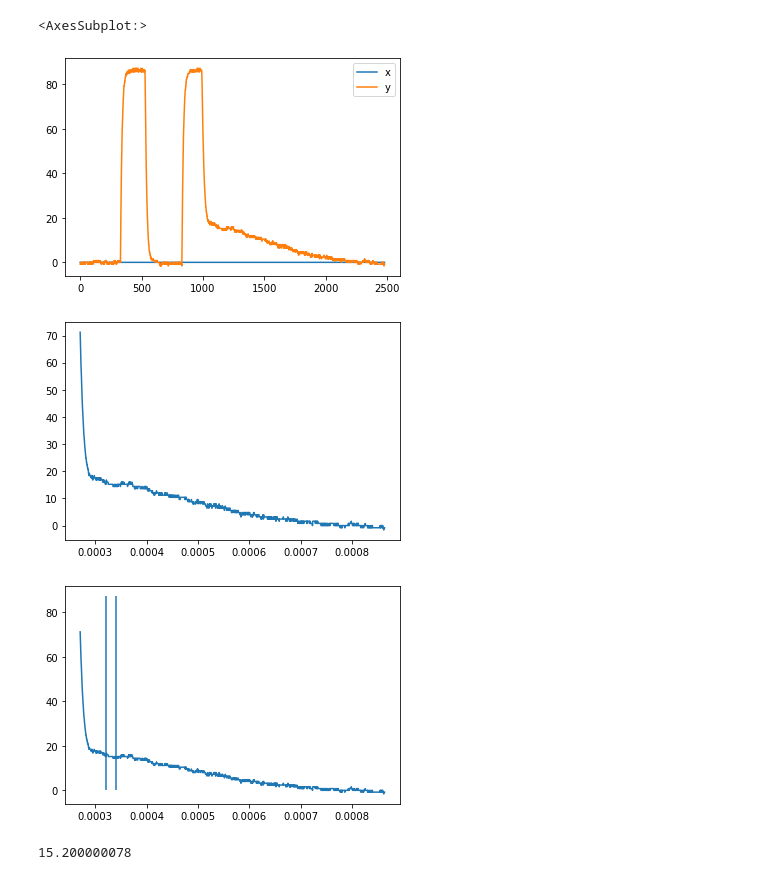
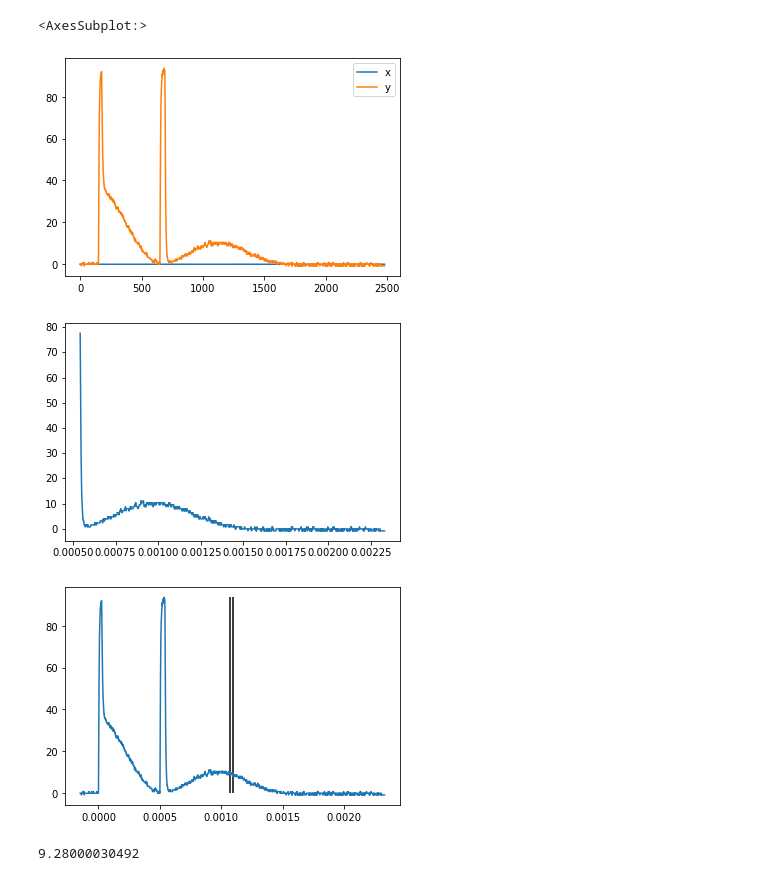
Before and after one commit to everydayanchovies/NMR, a Jupyter notebook: notebooks/nmr_dag_2.ipynb, the cells around one changed output. Drawn from its saved outputs; the diff is of its cells as text; code cells hidden in the pictures.

```diff
--- a/notebooks/nmr_dag_2.ipynb
+++ b/notebooks/nmr_dag_2.ipynb
@@ -8,21 +8,21 @@ import matplotlib.pyplot as plt
 from utils.scopeutil import *
 from utils.OOMFormatter import OOMFormatter
 # %%
-df = get_df(stof=STOF_KOPERCHLORIDE_A,
-            verhouding="1_0",
-            T=T1,
-            delay=500,
+df = get_df(stof=STOF_KOPERCHLORIDE_ACETOON,
+            verhouding="1_1",
+            T=T2,
+            delay=800,
             signal_index=SI_SIGNAL)
 
 df.plot()
 # %% [output]
 <AxesSubplot:>
-[figure, old version]
+[figure, new version]
 # %%
-distilled = distill_df(df, v=True)
+distilled = My_for_T2_df(df, v=True)
 
 distilled
 # %% [output]
-[figure, old version]
+[figure, new version]
-[figure, old version]
+[figure, new version]
-15.200000078
+9.28000030492
```
Also changed, not shown: 2 other files.
